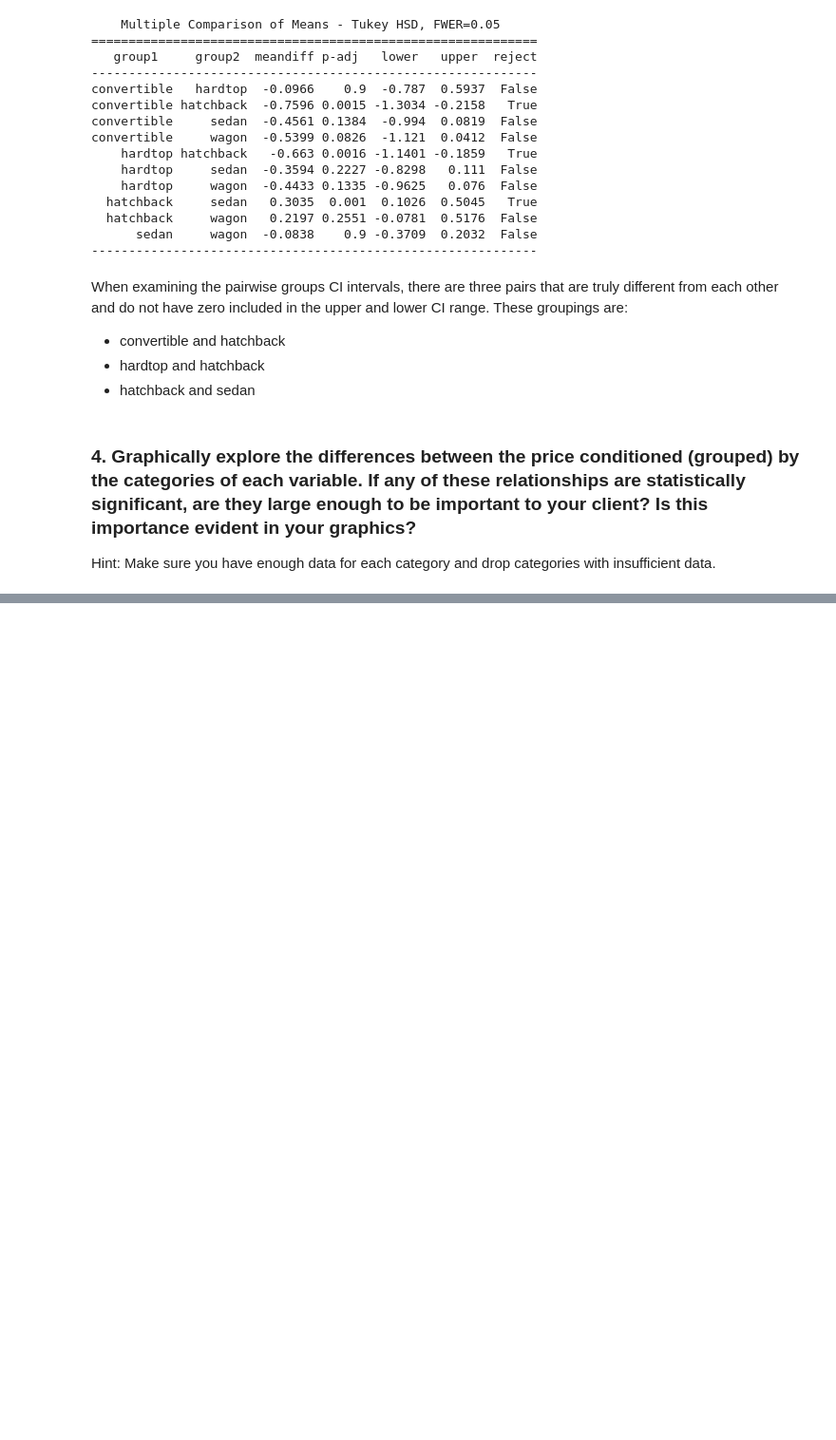
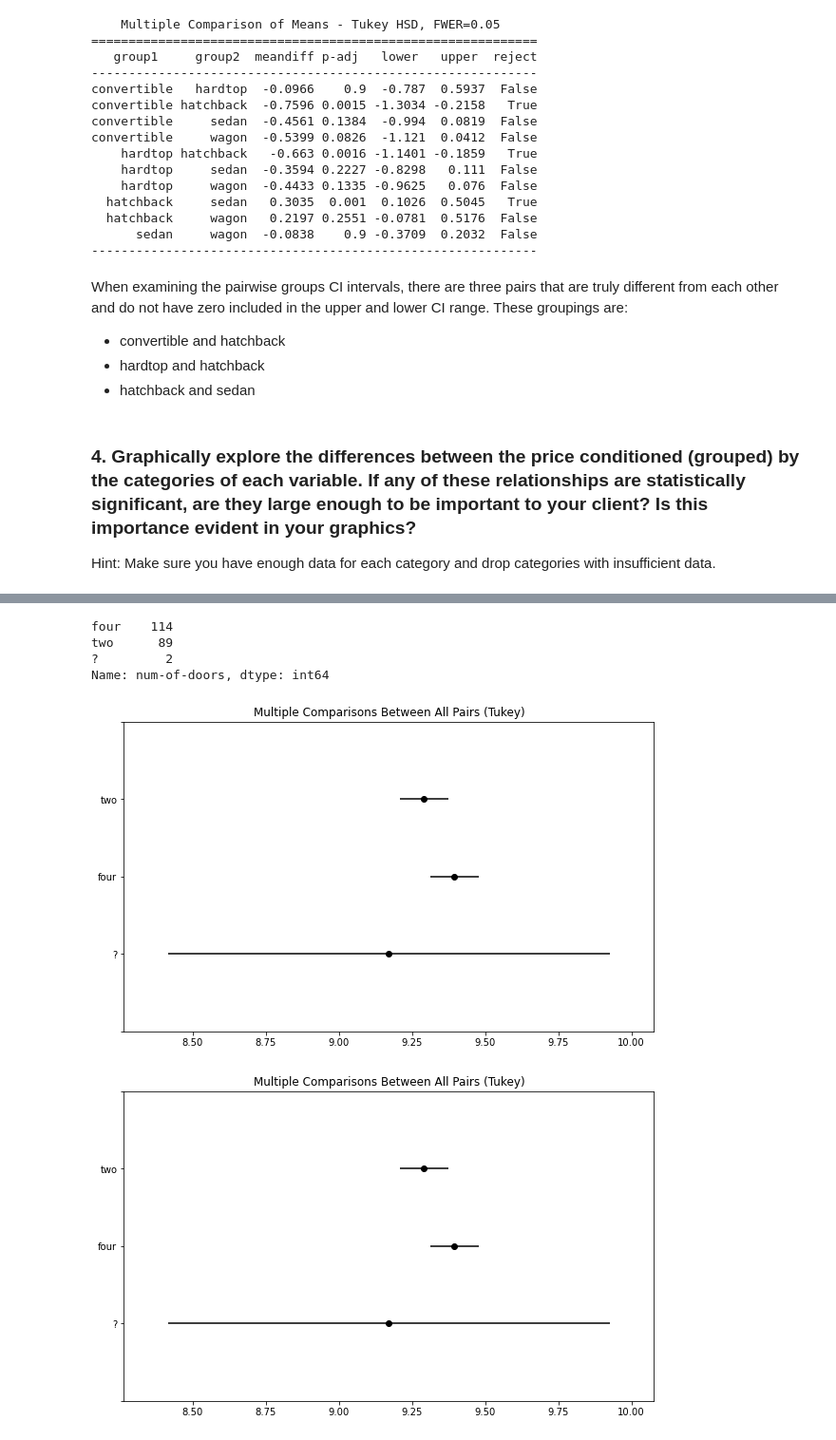
Before and after one commit to anajaved/UW_Data_Science_Cert, a Jupyter notebook: AnaJaved-L04-AutoHypothesis.ipynb, the cells around one changed output, grey strips where cells are left out. Shown at 95% size. Saved outputs shown, nothing was run; the diff lists cells and outputs as text; code cells hidden in the pictures; blank space fills up the shorter version.

```diff
--- a/AnaJaved-L04-AutoHypothesis.ipynb
+++ b/AnaJaved-L04-AutoHypothesis.ipynb
@@ -418,0 +503,21 @@ Auto.head()
+# %%
+## Examining unique values in the column
+print(Auto.loc[:, "num-of-doors"].value_counts())
+    # four    114
+    # two      89
+    # ?         2
+
+## Isolating the Columns needed
+df = Auto.loc[:, ["num-of-doors", "LogPrice"]]
+df.columns = ["numofdoors", "logprice"]
+
+## Tukey Visualtion of the different Groups:
+Tukey_HSD = pairwise_tukeyhsd(df.logprice, df.numofdoors)
+Tukey_HSD.plot_simultaneous()
+# %% [output]
+four    114
+two      89
+?         2
+Name: num-of-doors, dtype: int64
+[figure, added]
+[figure, added]
```
Also changed, not shown: parts of 5 cells of this notebook.
